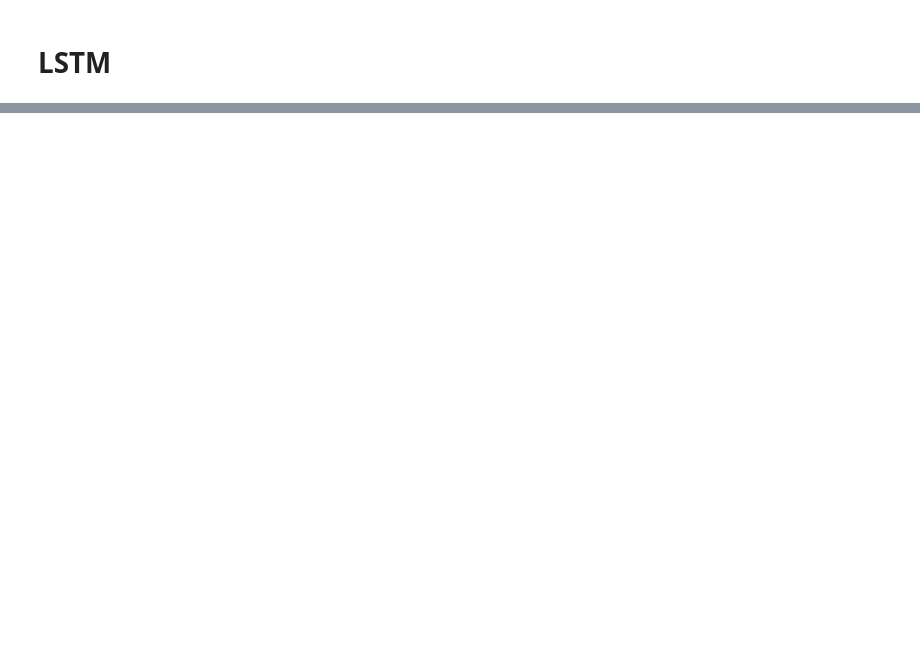
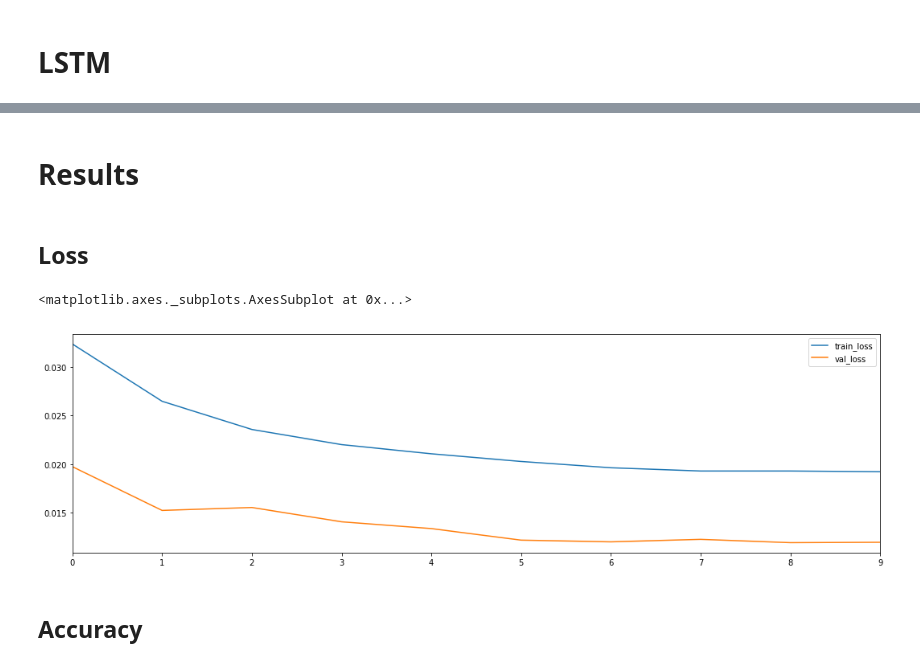
Before and after one commit to phgupta/XBOS_HVAC_Predictions, a Jupyter notebook: modeling/LSTM Incremental.ipynb, the cells around one changed output, grey strips where cells are left out. Drawn from its saved outputs; the diff is of its cells as text; code cells hidden in the pictures; blank space fills up the shorter version.

Commit message:
added complete structure for LSTM

```diff
--- a/modeling/LSTM Incremental.ipynb
+++ b/modeling/LSTM Incremental.ipynb
@@ -282,20 +249,19 @@ def data_generator():
 # %% [markdown]
 # LSTM
 # %%
-NUM_TIMESTEPS = 10
-
 model = Sequential([
 
-    LSTM(units=128, input_shape=(NUM_TIMESTEPS, 1), activation='relu', return_sequences=True),
+    LSTM(units=128, input_shape=(NUM_TIMESTEPS, NUM_FEATURES), return_sequences=True),
     Dropout(0.2),
 
-    LSTM(units=128, activation='relu', return_sequences=True),
+    LSTM(units=128, return_sequences=True),
     Dropout(0.2),
 
-    LSTM(units=128, activation='relu', return_sequences=False),
+    LSTM(units=128, activation='softmax', return_sequences=False),
     Dropout(0.2),
 
-    Dense(16)
+    Dense(NUM_PREDICTIONS)
 ])
 
 model.compile(optimizer='adam', loss='mean_squared_error', metrics=['accuracy'])
+model.summary()
@@ -302,5 +285,0 @@ model.compile(optimizer='adam', loss='mean_squared_error', metrics=['accuracy'])
-# %%
-model.fit_generator(
-    data_generator(),
-    steps_per_epoch=4493432/74
-)
@@ -329,0 +286,2 @@ ValueError: cannot reshape array of size 1184 into shape (74,)
+# %%
+history = model.fit(train_x, train_y, epochs=100, batch_size=128, shuffle=False, validation_data=(test_x, test_y))
@@ -329,0 +306,20 @@ ValueError: cannot reshape array of size 1184 into shape (74,)
+# %% [markdown]
+# Results
+# %% [markdown]
+## Loss
+# %%
+train_loss = history.history['loss']
+val_loss = history.history['val_loss']
+epochs = [x for x in range(len(train_loss))]
+
+df_train_loss = pd.DataFrame(train_loss, columns=['train_loss'], index=epochs)
+df_val_loss   = pd.DataFrame(val_loss, columns=['val_loss'], index=epochs)
+
+df_loss = pd.concat([df_train_loss, df_val_loss], axis=1)
+# %%
+df_loss.plot(figsize=(18,5))
+# %% [output]
+<matplotlib.axes._subplots.AxesSubplot at 0x...>
+[figure, added]
+# %% [markdown]
+## Accuracy
```
Also changed, not shown: parts of 52 cells of this notebook, 1 other file.
